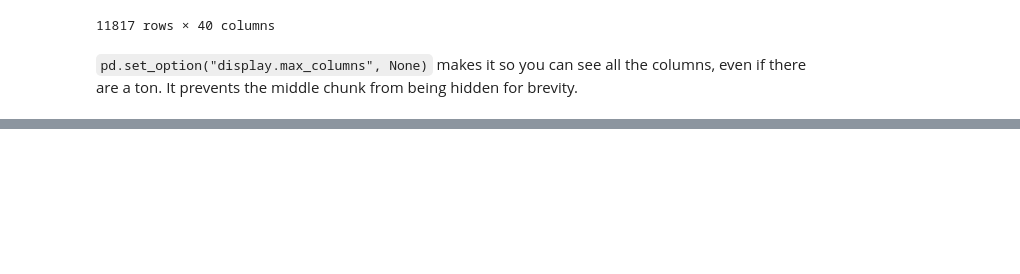
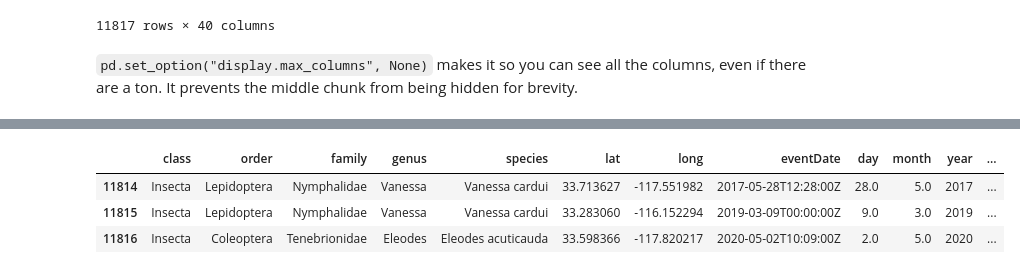
Before and after one commit to cllorey/eds220-2026-sections, a Jupyter notebook: section-1-data-selection-drylands.ipynb, the cells around one changed output, grey strips where cells are left out. Saved outputs shown, nothing was run; the diff lists cells and outputs as text; code cells hidden in the pictures; blank space fills up the shorter version.

```diff
--- a/section-1-data-selection-drylands.ipynb
+++ b/section-1-data-selection-drylands.ipynb
@@ -90,0 +137,8 @@ prey
+# %%
+# prey.head(3)
+prey.tail(3)
+# %% [output]
+|  | class | order | family | genus | species | lat | long | eventDate | day | month | year | ... |
+| 11814 | Insecta | Lepidoptera | Nymphalidae | Vanessa | Vanessa cardui | 33.713627 | -117.551982 | 2017-05-28T12:28:00Z | 28.0 | 5.0 | 2017 | ... |
+| 11815 | Insecta | Lepidoptera | Nymphalidae | Vanessa | Vanessa cardui | 33.283060 | -116.152294 | 2019-03-09T00:00:00Z | 9.0 | 3.0 | 2019 | ... |
+| 11816 | Insecta | Coleoptera | Tenebrionidae | Eleodes | Eleodes acuticauda | 33.598366 | -117.820217 | 2020-05-02T10:09:00Z | 2.0 | 5.0 | 2020 | ... |
```
Also changed, not shown: parts of 6 cells of this notebook.
